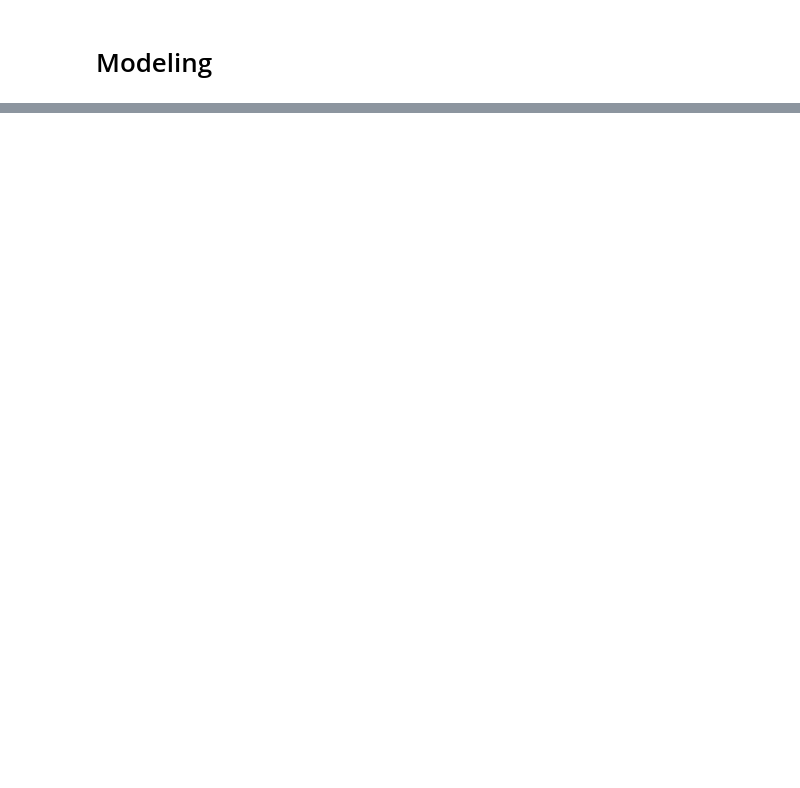
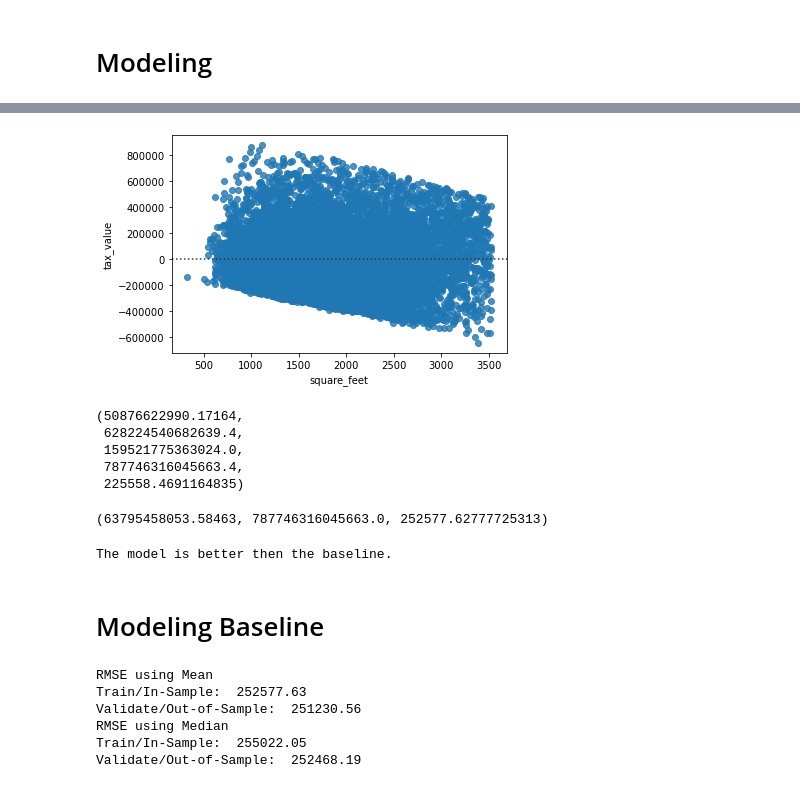
Before and after one commit to hrodjr/estimating_home_value_regression_project, a Jupyter notebook: scratch_notebook.ipynb, the cells around one changed output, grey strips where cells are left out. Drawn from its saved outputs; the diff is of its cells as text; code cells hidden in the pictures; blank space fills up the shorter version.

```diff
--- a/scratch_notebook.ipynb
+++ b/scratch_notebook.ipynb
@@ -421,0 +538,57 @@ AttributeError: 'list' object has no attribute 'get'
+# %%
+evaluate.plot_residual(df, df[['square_feet']], df['tax_value'])
+# %% [output]
+[figure, added]
+# %%
+evaluate.regression_errors(df, df['tax_value'], df.yhat)
+# %% [output]
+(50876622990.17164,
+ 628224540682639.4,
+ 159521775363024.0,
+ 787746316045663.4,
+ 225558.4691164835)
+# %%
+evaluate.baseline_mean_errors(df, df['tax_value'], df.yhat_baseline)
+# %% [output]
+(63795458053.58463, 787746316045663.0, 252577.62777725313)
+# %%
+evaluate.better_than_baseline(regression_errors = True, baseline_mean_errors = True)
+# %% [output]
+The model is better then the baseline.
+# %% [markdown]
+# Modeling Baseline
+# %%
+# We need y_train and y_validate to be dataframes to append the new columns with predicted values.
+y_train = pd.DataFrame(y_train)
+y_validate = pd.DataFrame(y_validate)
+
+# 1. Predict tax_value_pred_mean
+tax_value_pred_mean = y_train['tax_value'].mean()
+y_train['tax_value_pred_mean'] = tax_value_pred_mean
+y_validate['tax_value_pred_mean'] = tax_value_pred_mean
+
+# 2. compute G3_pred_median
+tax_value_pred_median = y_train['tax_value'].median()
+y_train['tax_value_pred_median'] = tax_value_pred_median
+y_validate['tax_value_pred_median'] = tax_value_pred_median
+
+# 3. RMSE of G3_pred_mean
+rmse_train = mean_squared_error(y_train.tax_value, y_train.tax_value_pred_mean)**(1/2)
+rmse_validate = mean_squared_error(y_validate.tax_value, y_validate.tax_value_pred_mean)**(1/2)
+
+print("RMSE using Mean\nTrain/In-Sample: ", round(rmse_train, 2),
+      "\nValidate/Out-of-Sample: ", round(rmse_validate, 2))
+
+# 4. RMSE of tax_value_pred_median
+rmse_train = mean_squared_error(y_train.tax_value, y_train.tax_value_pred_median)**(1/2)
+rmse_validate = mean_squared_error(y_validate.tax_value, y_validate.tax_value_pred_median)**(1/2)
+
+print("RMSE using Median\nTrain/In-Sample: ", round(rmse_train, 2),
+      "\nValidate/Out-of-Sample: ", round(rmse_validate, 2))
+# %% [output]
+RMSE using Mean
+Train/In-Sample:  252577.63
+Validate/Out-of-Sample:  251230.56
+RMSE using Median
+Train/In-Sample:  255022.05
+Validate/Out-of-Sample:  252468.19
```
Also changed, not shown: parts of 69 cells of this notebook, 2 other files.
